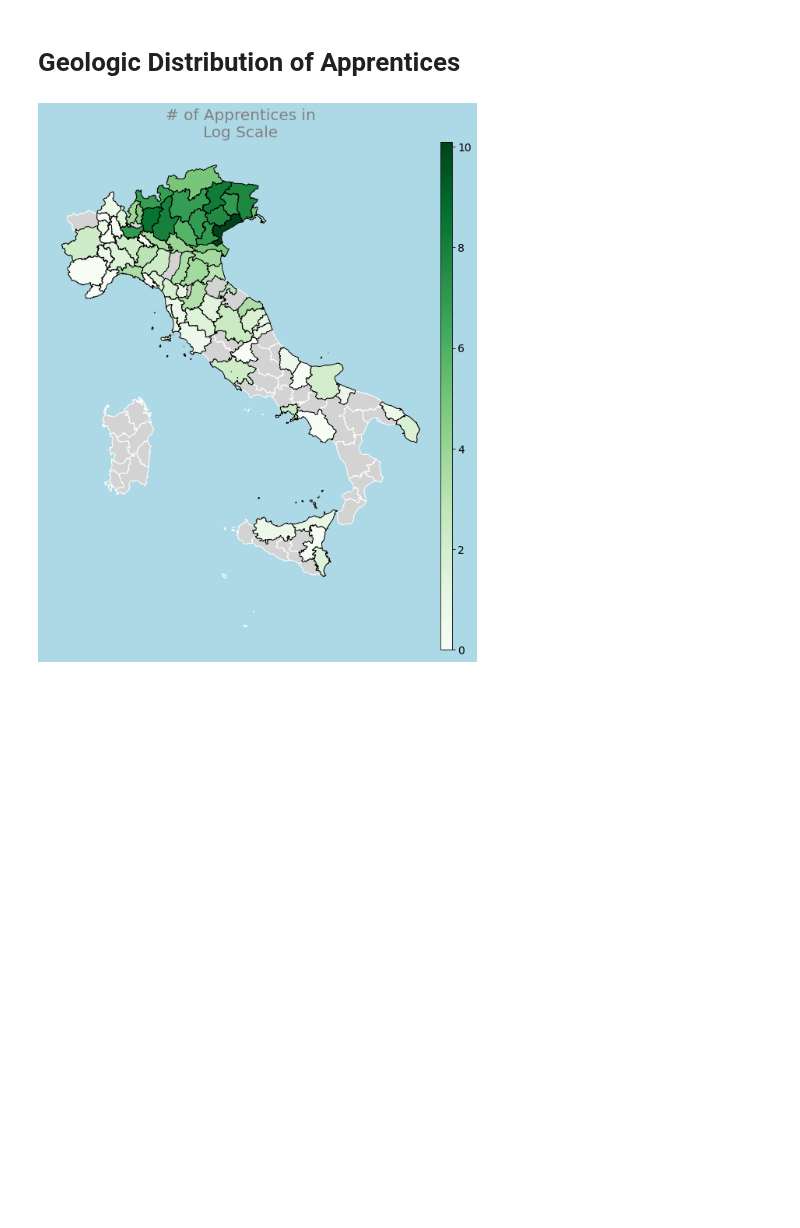
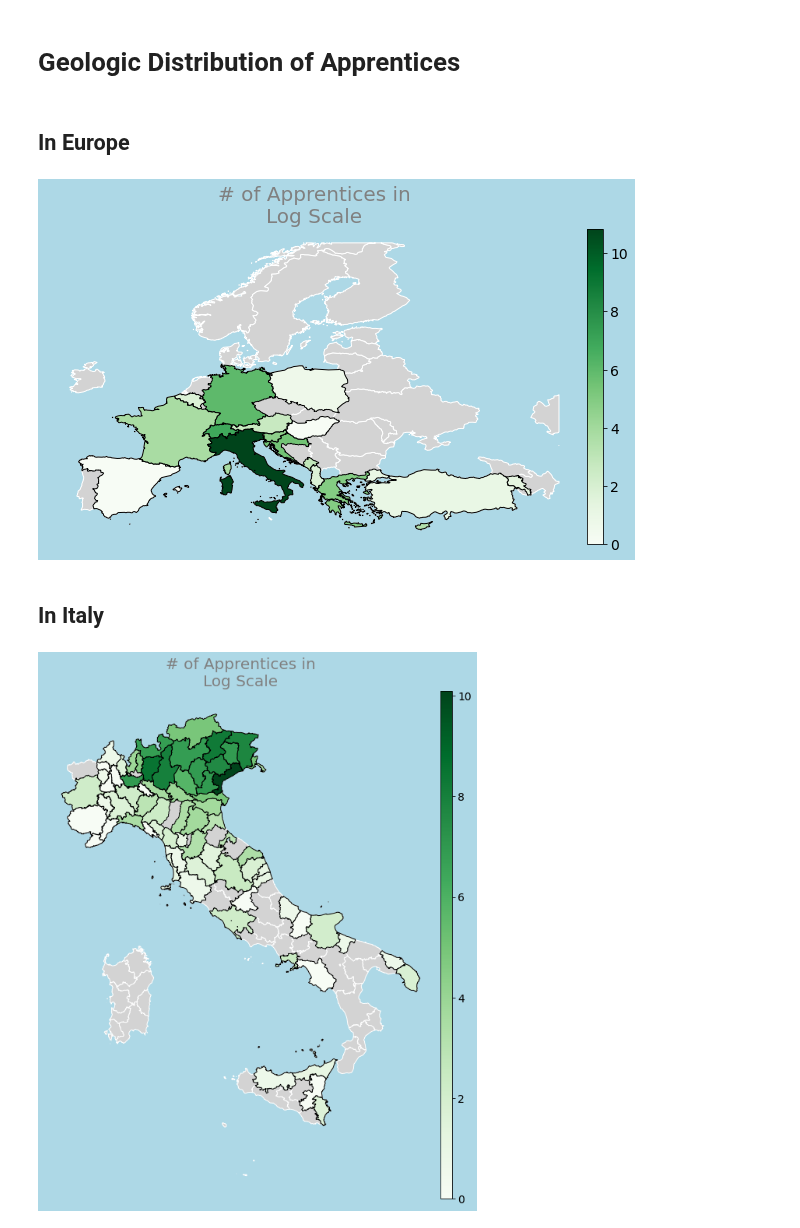
Before and after one commit to AlricRahl/Garzoni-Dataset-Exploration, a Jupyter notebook: src/3. Plotting Various Properties.ipynb, the cells around one changed output. Cells and saved outputs as stored; diff of their text form; code cells hidden in the pictures; blank space fills up the shorter version.

Commit message:
Added the mapping function for map of Europe

```diff
--- a/src/3. Plotting Various Properties.ipynb
+++ b/src/3. Plotting Various Properties.ipynb
@@ -369,6 +369,20 @@ plt.show()
 [figure]
 # %% [markdown]
 # Geologic Distribution of Apprentices #
+# %% [markdown]
+## In Europe ##
+# %%
+the_table = clnt.loadPickle("../data/pickles/table_of_all.pkl")[["Apprentice Geo Origin", "Contract Date"]].reset_index()
+location = all_sheets["locations"].copy()
+the_table = the_table.merge(location,
+                            left_on="Apprentice Geo Origin",
+                            right_on="Historical Name",
+                            how='left').drop_duplicates("Contract ID").set_index("Contract ID")
+mt.filterNmap(the_table, figsize=(20,20), eu=True)
+# %% [output]
+[figure, added]
+# %% [markdown]
+## In Italy ##
 # %%
 the_table = clnt.loadPickle("../data/pickles/table_of_all.pkl")
 mt.filterNmap(the_table)
```
Also changed, not shown: 1 other file.
